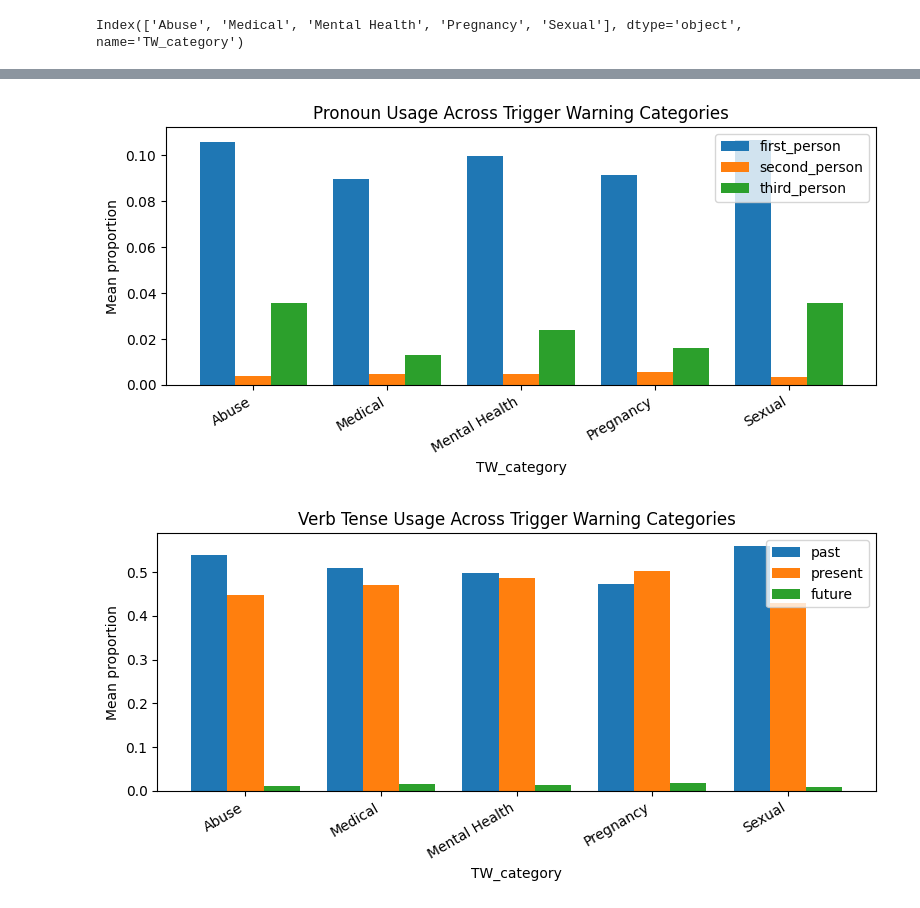
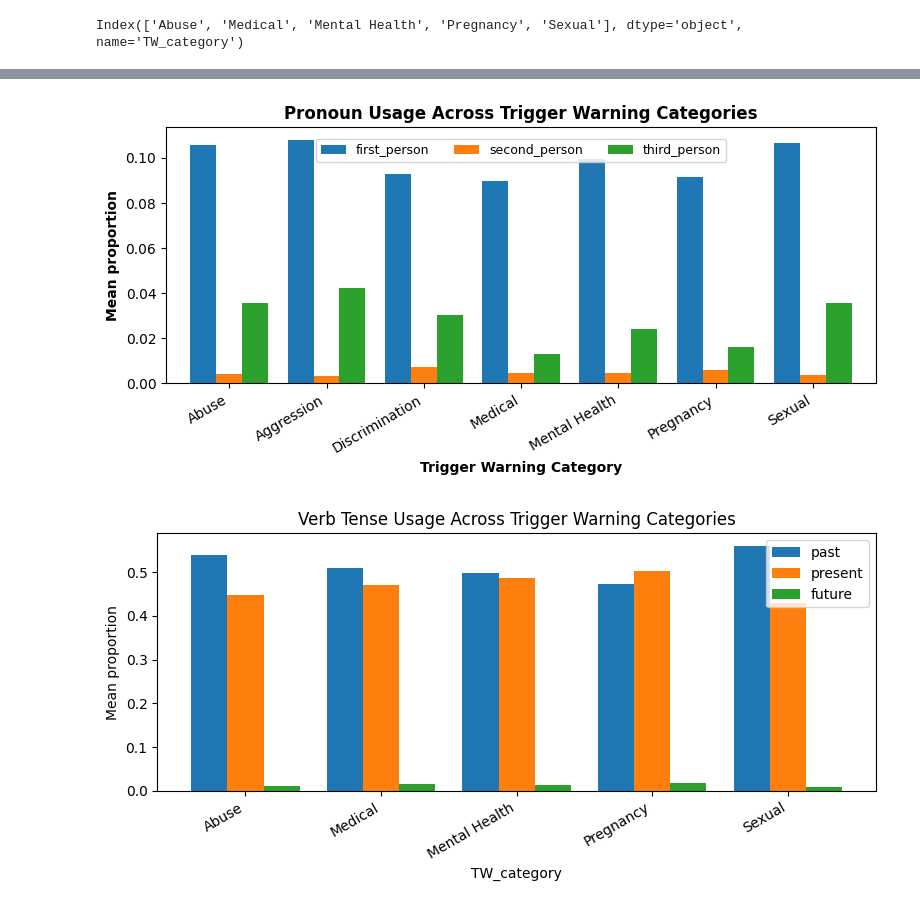
Before and after one commit to ShirleneRose/TriggerWarnings, a Jupyter notebook: jupyter-notebooks/psycholinguistic_analysis.ipynb, the cells around one changed output, grey strips where cells are left out. Drawn from its saved outputs; the diff is of its cells as text; code cells hidden in the pictures.

```diff
--- a/jupyter-notebooks/psycholinguistic_analysis.ipynb
+++ b/jupyter-notebooks/psycholinguistic_analysis.ipynb
@@ -41,7 +41,9 @@ MAIN_TW = [
     "Pregnancy",
     "Medical",
     "Abuse",
-    "Sexual"
+    "Sexual",
+    "Discrimination",
+    "Aggression"
 ]
 
 CONTROL = "Not Applicable"
@@ -315,23 +335,30 @@ plt.show()
 # %%
-pron_by_tw.plot(
-    kind="bar",
-    figsize=(8,4),
-    width=0.8
+ax = pron_by_tw.plot(kind="bar", figsize=(8,4), width=0.8)
+
+ax.set_ylabel("Mean proportion", fontweight="bold")
+ax.set_xlabel("Trigger Warning Category", fontweight="bold")
+ax.set_title("Pronoun Usage Across Trigger Warning Categories", fontweight="bold")
+
+ax.tick_params(axis="x", rotation=30)
+for t in ax.get_xticklabels():
+    t.set_ha("right")
+
+ax.legend(
+    loc="upper center",
+    bbox_to_anchor=(0.5, 0.98),   # inside, just under title
+    ncol=3,                       # horizontal legend
+    fontsize=9,
+    frameon=True,
+    fancybox=True,
+    framealpha=0.85
 )
 
-plt.ylabel("Mean proportion")
-plt.title("Pronoun Usage Across Trigger Warning Categories")
-plt.xticks(rotation=30, ha="right")
-plt.legend(title="")
+
 plt.tight_layout()
-plt.savefig(
-    "pron_by_tw.pdf",
-    format="pdf",
-    bbox_inches="tight"
-)
+plt.savefig("pron_by_tw.pdf", format="pdf", bbox_inches="tight")
 plt.show()
 # %% [output]
-[figure, old version]
+[figure, new version]
 # %%
 tense_by_tw.plot(
     kind="bar",
```
Also changed, not shown: parts of 6 cells of this notebook, 4 other files.
